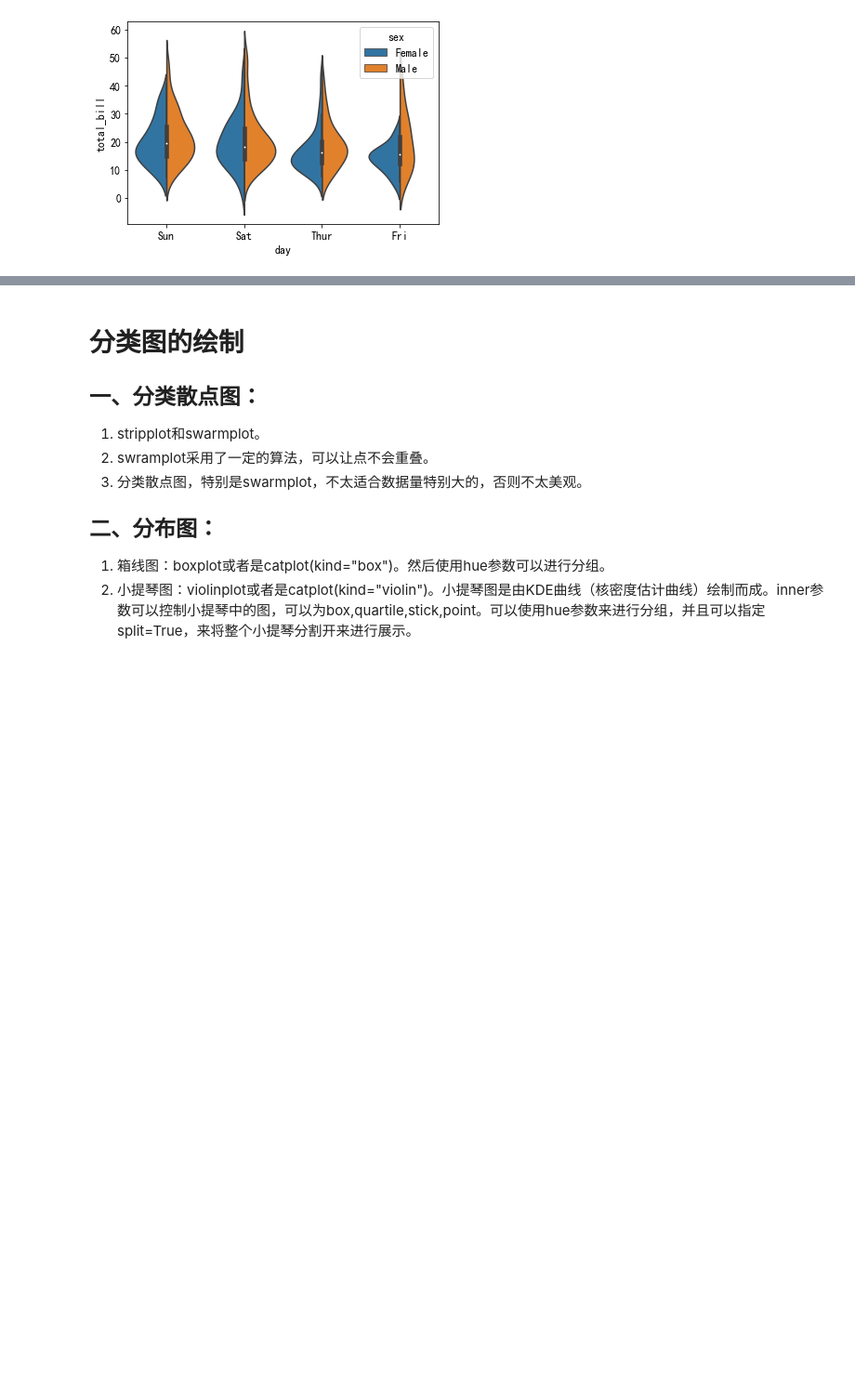
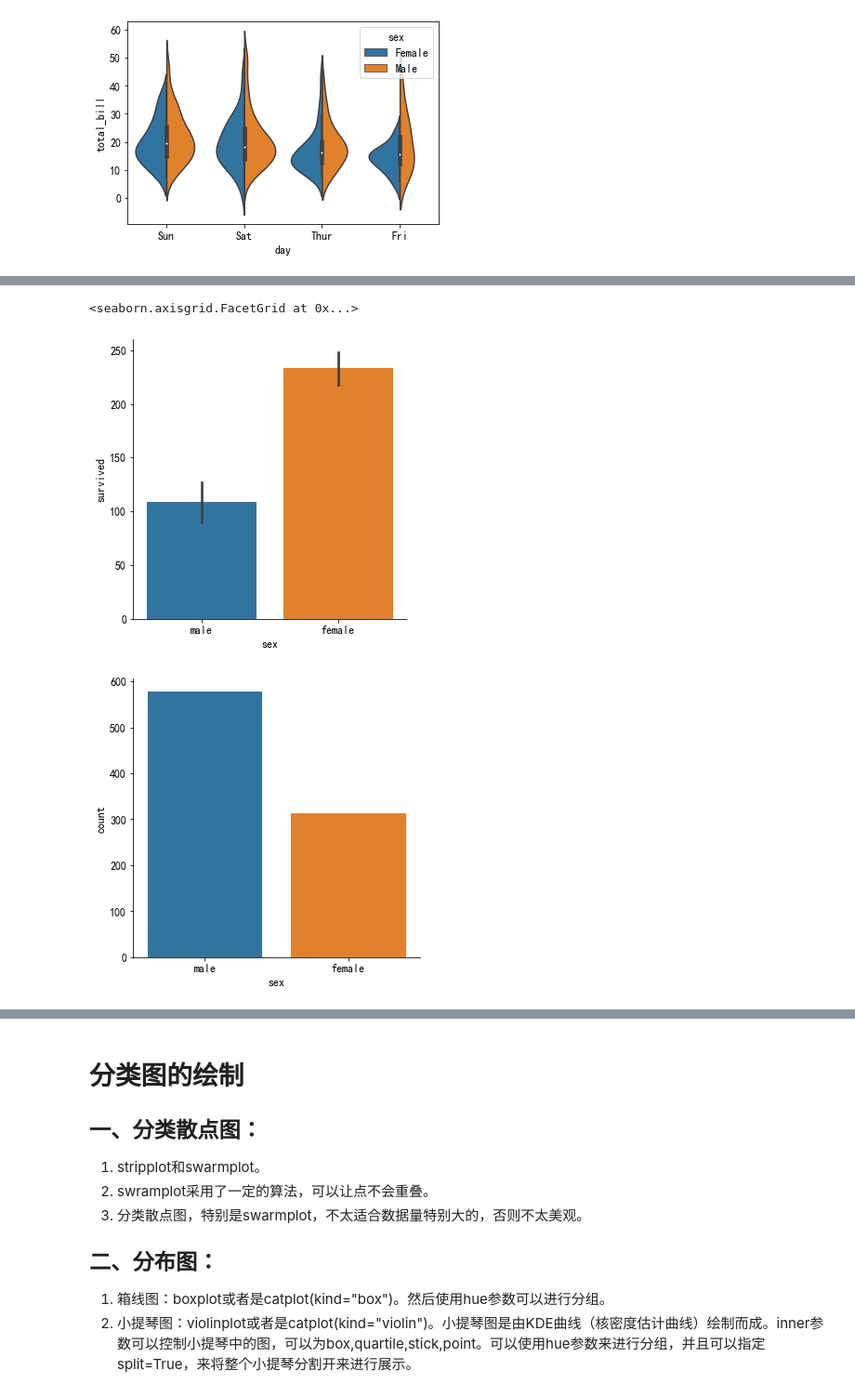
Before and after one commit to ruiliulin/llrshuju, a Jupyter notebook: Seaborn/lesson_02 分类绘图.ipynb, the cells around one changed output, grey strips where cells are left out. Shown at 93% size. Cells and saved outputs as stored; diff of their text form; code cells hidden in the pictures; blank space fills up the shorter version.

```diff
--- a/Seaborn/lesson_02 分类绘图.ipynb
+++ b/Seaborn/lesson_02 分类绘图.ipynb
@@ -75,0 +84,10 @@ sns.violinplot(x="day", y="total_bill", data=tips, hue="sex", split=True)
+# %%
+titanic = pd.read_csv("dataset/titanic.csv")
+# titanic.head()
+sns.catplot(x="sex", y='survived', data=titanic, kind="bar", estimator=sum)
+# 柱状图（只能使用一个轴！！！）
+sns.catplot(x='sex', data=titanic, kind='count')
+# %% [output]
+<seaborn.axisgrid.FacetGrid at 0x...>
+[figure, added]
+[figure, added]
```
Also changed, not shown: parts of 3 cells of this notebook, 2 other files.
